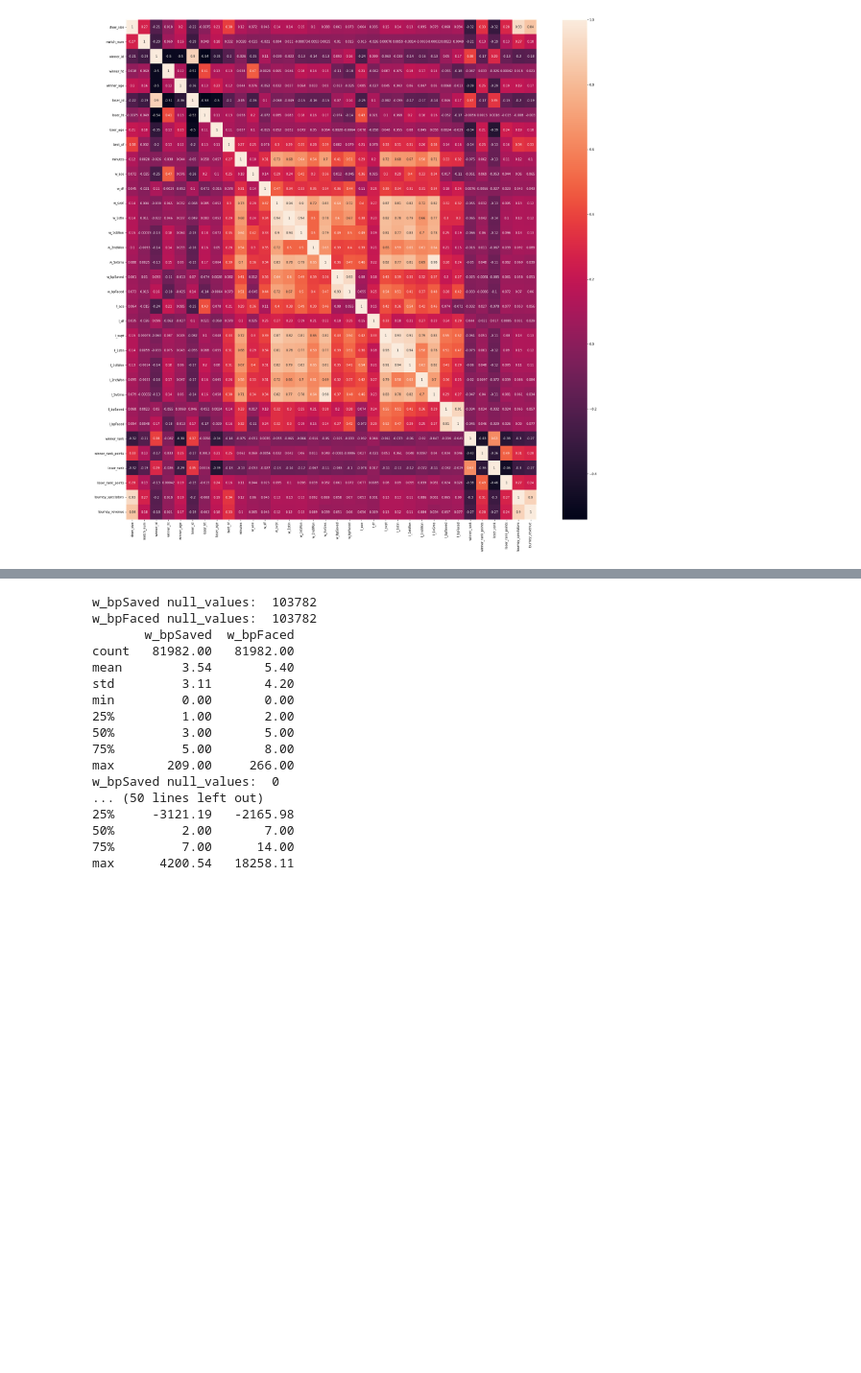
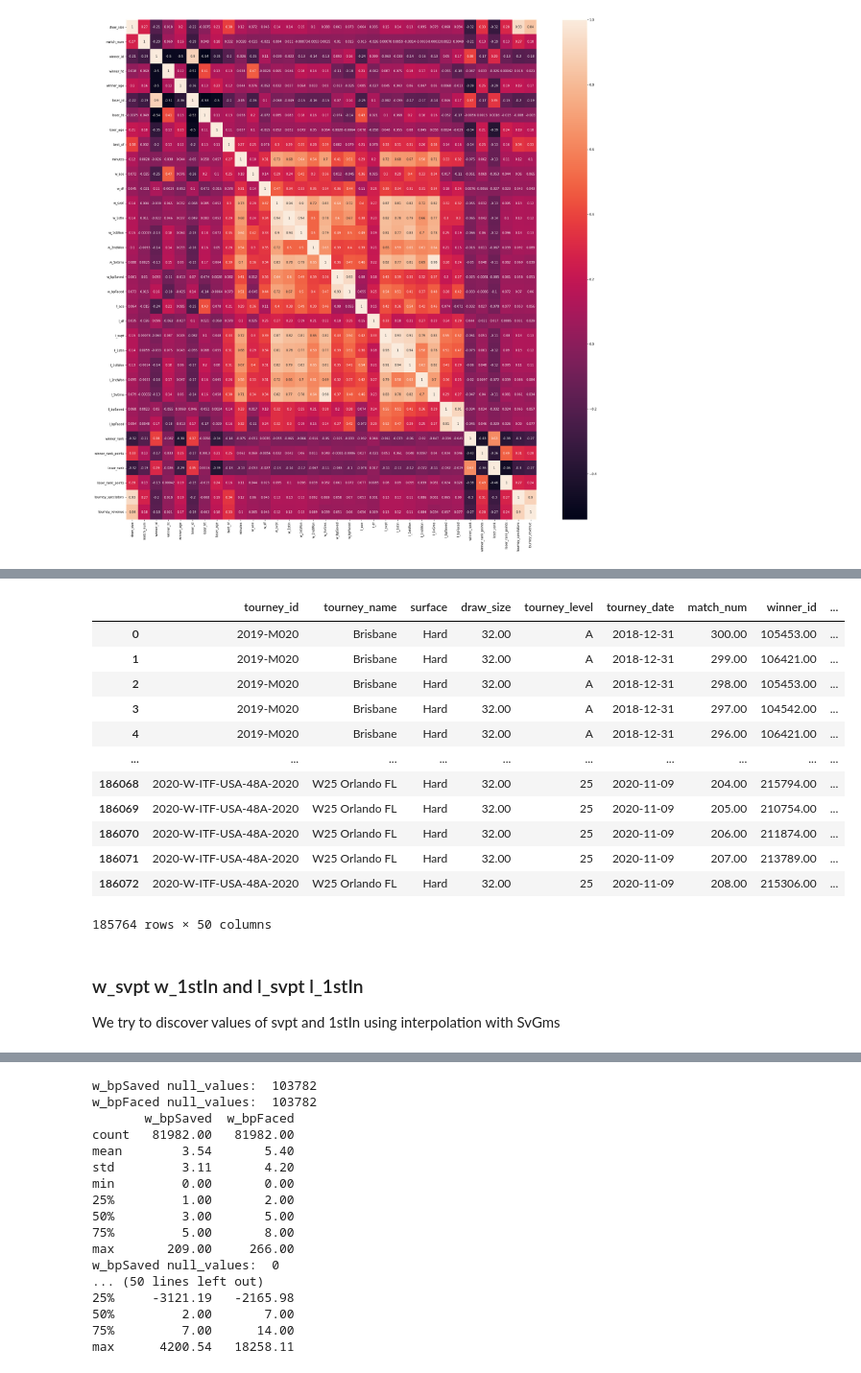
Before and after one commit to mimmo96/DM-project21, a Jupyter notebook: 3_Data_Cleaning.ipynb, the cells around one changed output, grey strips where cells are left out. Shown: that part at 96% size. Cells and saved outputs as stored; diff of their text form; code cells hidden in the pictures; blank space fills up the shorter version.

Commit message:
Update_datacleaning
Sono stati cambiati alcuni modi ti approssimare i missing values

```diff
--- a/3_Data_Cleaning.ipynb
+++ b/3_Data_Cleaning.ipynb
@@ -892 +877,38 @@ max    27196.26  31114.78
+# %%
+#find the number of sets played in each match
+score = df.score.replace( {'[(]\d[)]' : '',
+                           '[(]\d\d[)]' : '',
+                           '\[.' : '',
+                           '-' : ' ',
+                           '[&a-zA-z\/,;]' : '',
+                          },
+                         regex = True)
+score.dropna(inplace = True)
+score = score.apply(lambda x: [int(word) for word in x.split() if word.isdigit()])
+score = score.apply(lambda x: sum(x))
+score = pd.DataFrame(score)
+score.set_axis(['SvGms'], axis = 1, inplace = True)
+#create the new attribute SvGms and delete w_SvGms and l_SvGms
+df = pd.merge(df, score, how = 'left', left_index=True, right_index=True)
+del df['w_SvGms']
+del df['l_SvGms']
+# %%
+df
+# %% [output]
+|  | tourney_id | tourney_name | surface | draw_size | tourney_level | tourney_date | match_num | winner_id | ... |
+| 0 | 2019-M020 | Brisbane | Hard | 32.00 | A | 2018-12-31 | 300.00 | 105453.00 | ... |
+| 1 | 2019-M020 | Brisbane | Hard | 32.00 | A | 2018-12-31 | 299.00 | 106421.00 | ... |
+| 2 | 2019-M020 | Brisbane | Hard | 32.00 | A | 2018-12-31 | 298.00 | 105453.00 | ... |
+| 3 | 2019-M020 | Brisbane | Hard | 32.00 | A | 2018-12-31 | 297.00 | 104542.00 | ... |
+| 4 | 2019-M020 | Brisbane | Hard | 32.00 | A | 2018-12-31 | 296.00 | 106421.00 | ... |
+| ... | ... | ... | ... | ... | ... | ... | ... | ... | ... |
+| 186068 | 2020-W-ITF-USA-48A-2020 | W25 Orlando FL | Hard | 32.00 | 25 | 2020-11-09 | 204.00 | 215794.00 | ... |
+| 186069 | 2020-W-ITF-USA-48A-2020 | W25 Orlando FL | Hard | 32.00 | 25 | 2020-11-09 | 205.00 | 210754.00 | ... |
+| 186070 | 2020-W-ITF-USA-48A-2020 | W25 Orlando FL | Hard | 32.00 | 25 | 2020-11-09 | 206.00 | 211874.00 | ... |
+| 186071 | 2020-W-ITF-USA-48A-2020 | W25 Orlando FL | Hard | 32.00 | 25 | 2020-11-09 | 207.00 | 213789.00 | ... |
+| 186072 | 2020-W-ITF-USA-48A-2020 | W25 Orlando FL | Hard | 32.00 | 25 | 2020-11-09 | 208.00 | 215306.00 | ... |
+185764 rows × 50 columns
+# %% [markdown]
+### w_svpt w_1stIn and  l_svpt l_1stIn
+We try to discover values of svpt and 1stIn using interpolation with SvGms
 # %%
```
Also changed, not shown: parts of 26 cells of this notebook, 5 other files.
